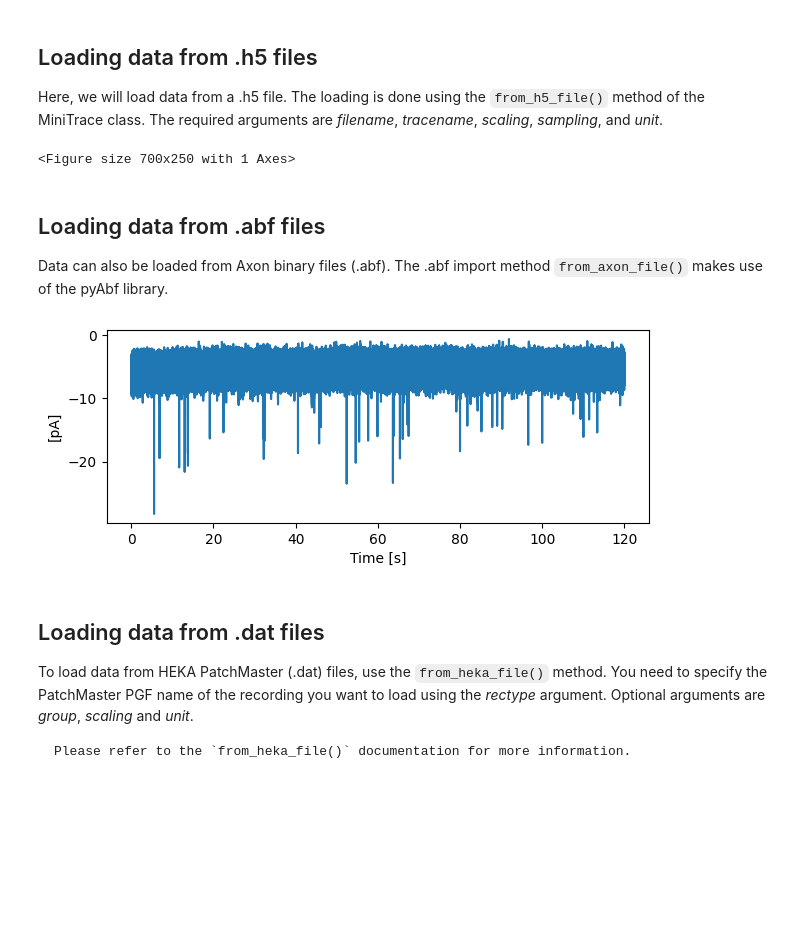
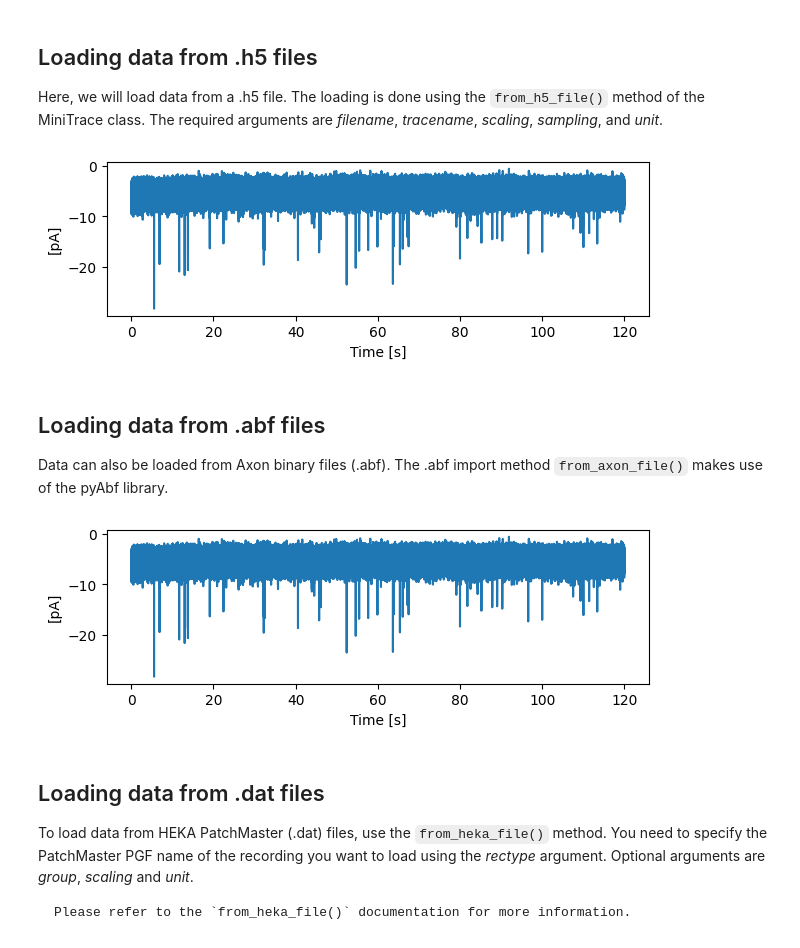
Before and after one commit to delvendahl/miniML, a Jupyter notebook: docs/general/loading_data.ipynb, the cells around one changed output. Cells and saved outputs as stored; diff of their text form; code cells hidden in the pictures; blank space fills up the shorter version.

```diff
--- a/docs/general/loading_data.ipynb
+++ b/docs/general/loading_data.ipynb
@@ -22,9 +22,9 @@ h5_trace = TraceLoader.from_h5_file(filename=filename,
                                     sampling=2e-5,
                                     unit=unit)
 
-h5_trace.plot_trace(figsize=(7, 2.5))
+h5_trace.plot_trace(figsize=(7, 2))
 # %% [output]
-<Figure size 700x250 with 1 Axes>
+[figure, added]
 # %% [markdown]
 ## Loading data from .abf files
 
@@ -32,17 +32,17 @@ Data can also be loaded from Axon binary files (.abf). The .abf import method `f
 # %%
 filename = '../../example_data/gc_mini_trace.abf'
 scaling = 1
 unit = 'pA'
 
 # get from ABF file
 abf_trace = TraceLoader.from_axon_file(filename=filename,
                                        channel=0,
                                        scaling=scaling,
                                        unit=unit)
 
-abf_trace.plot_trace(figsize=(7, 2.5))
+abf_trace.plot_trace(figsize=(7, 2))
 # %% [output]
-[figure, old version]
+[figure, new version]
 # %% [markdown]
 ## Loading data from .dat files
 
```
Also changed, not shown: parts of 2 cells of this notebook.
